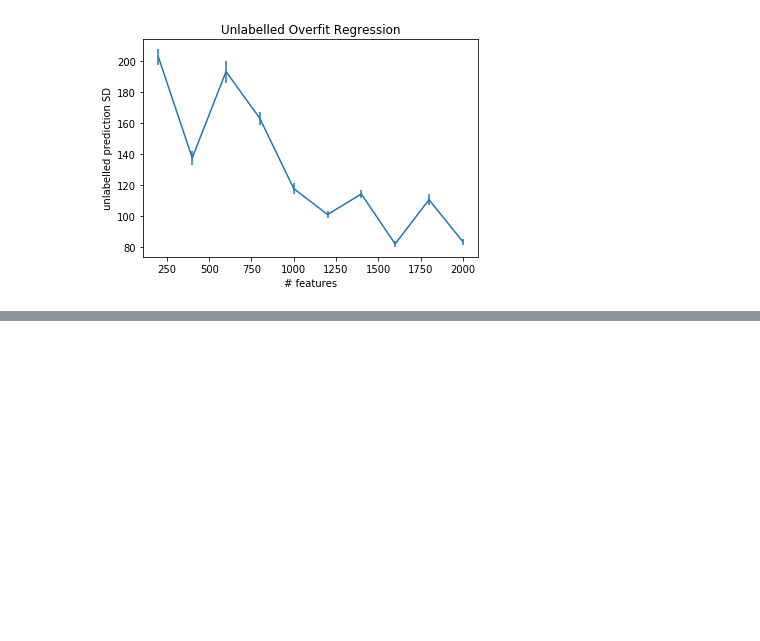
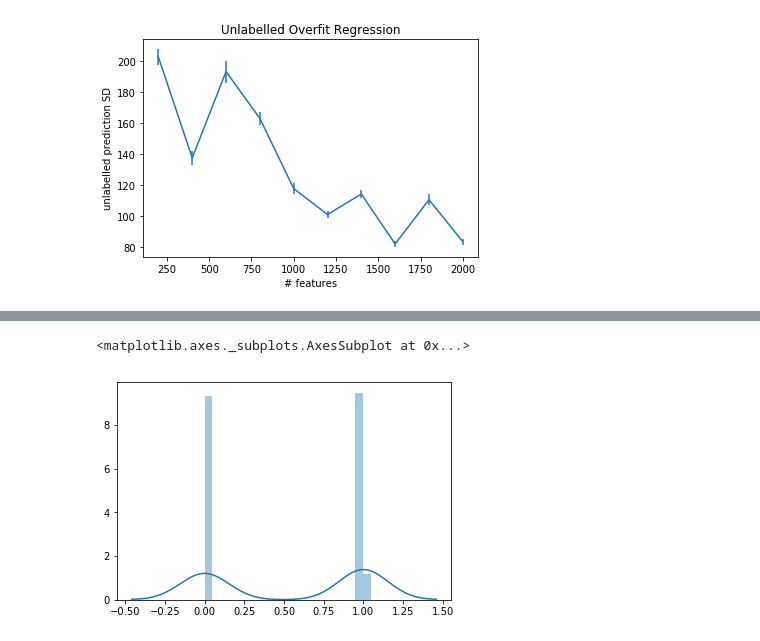
Before and after one commit to tliu526/overfitting, a Jupyter notebook: notebooks/overfit_notebook.ipynb, the cells around one changed output, grey strips where cells are left out. Drawn from its saved outputs; the diff is of its cells as text; code cells hidden in the pictures; blank space fills up the shorter version.

```diff
--- a/notebooks/overfit_notebook.ipynb
+++ b/notebooks/overfit_notebook.ipynb
@@ -693,0 +803,36 @@ plt.show()
+# %%
+degrees = np.arange(1,12)
+
+
+train_acc = []
+test_acc = []
+
+train_proba = []
+test_proba = []
+pipelines = []
+
+for deg in degrees:
+    poly_features = PolynomialFeatures(degree=deg,
+                                       include_bias=False,
+                                       interaction_only=True)
+    lr_model = LogisticRegression(solver='lbfgs',
+                                  penalty='none',
+                                  #C=1000,
+                                  random_state=random_state,
+                                  n_jobs=-1)
+    lr_pipeline = Pipeline([("polynomial_features", poly_features),
+                           ("logistic_regression", lr_model)])
+
+    lr_pipeline.fit(train_X.copy(), train_y.copy())
+
+    pipelines.append(lr_pipeline)
+
+    train_acc.append(accuracy_score(train_y, lr_pipeline.predict(train_X)))
+    train_proba.append(lr_pipeline.predict_proba(train_X)[:, 1])
+
+    test_acc.append(accuracy_score(test_y, lr_pipeline.predict(test_X)))
+    test_proba.append(lr_pipeline.predict_proba(test_X)[:, 1])
+
+    print(deg)
+
+print(test_acc)
@@ -693,0 +869,5 @@ plt.show()
+# %%
+sns.distplot(train_proba[6], bins=np.arange(0,1.1, 0.05))
+# %% [output]
+<matplotlib.axes._subplots.AxesSubplot at 0x...>
+[figure, added]
```
Also changed, not shown: parts of 24 cells of this notebook, 1 other file.
